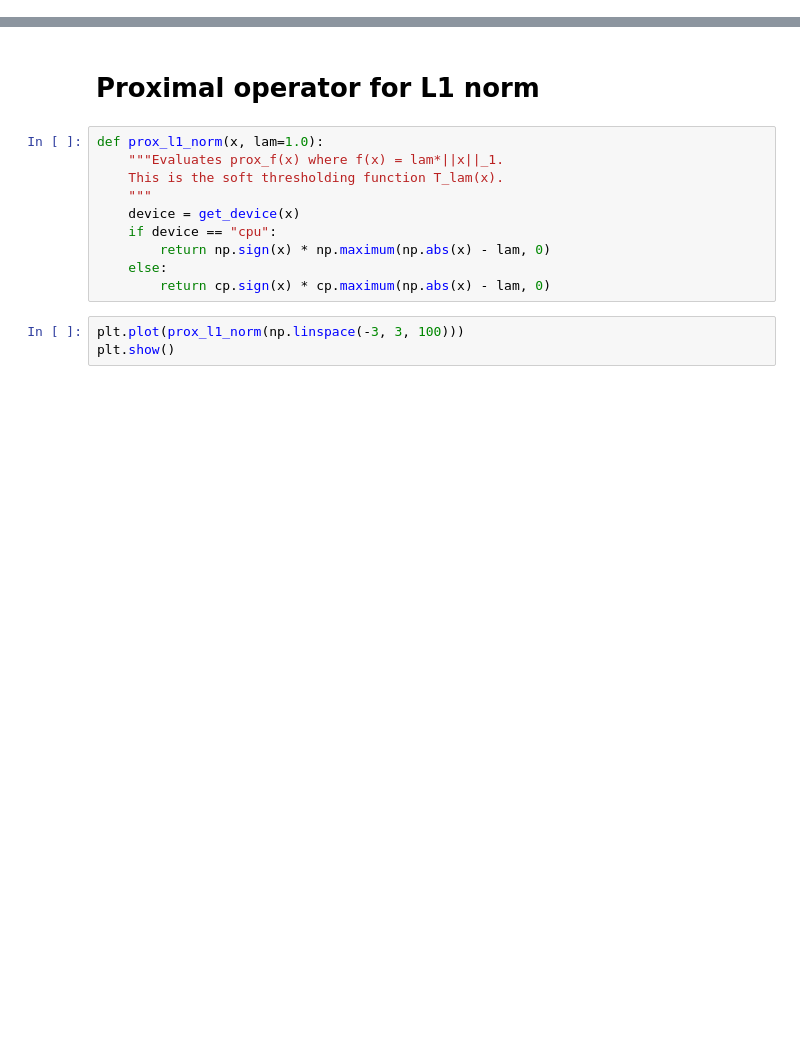
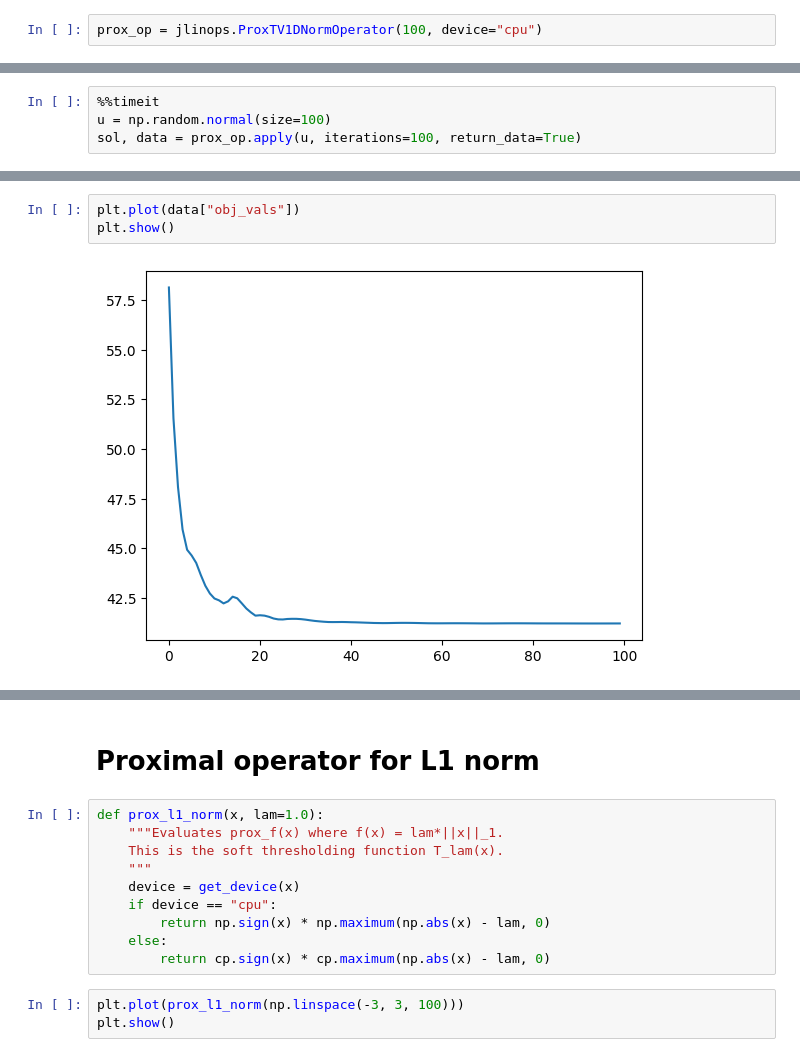
Before and after one commit to jlindbloom/jlinops, a Jupyter notebook: docs/source/notebooks/proximal.ipynb, the cells around one changed output, grey strips where cells are left out. Drawn from its saved outputs; the diff is of its cells as text; blank space fills up the shorter version.

```diff
--- a/docs/source/notebooks/proximal.ipynb
+++ b/docs/source/notebooks/proximal.ipynb
@@ -9,0 +39,2 @@ from jlinops import get_device
+# %%
+prox_op = jlinops.ProxTV1DNormOperator(100, device="cpu")
@@ -9,0 +44,4 @@ from jlinops import get_device
+# %%
+%%timeit
+u = np.random.normal(size=100)
+sol, data = prox_op.apply(u, iterations=100, return_data=True)
@@ -9,0 +50,5 @@ from jlinops import get_device
+# %%
+plt.plot(data["obj_vals"])
+plt.show()
+# %% [output]
+[figure, added]
```
Also changed, not shown: parts of 30 cells of this notebook, 5 other files.
